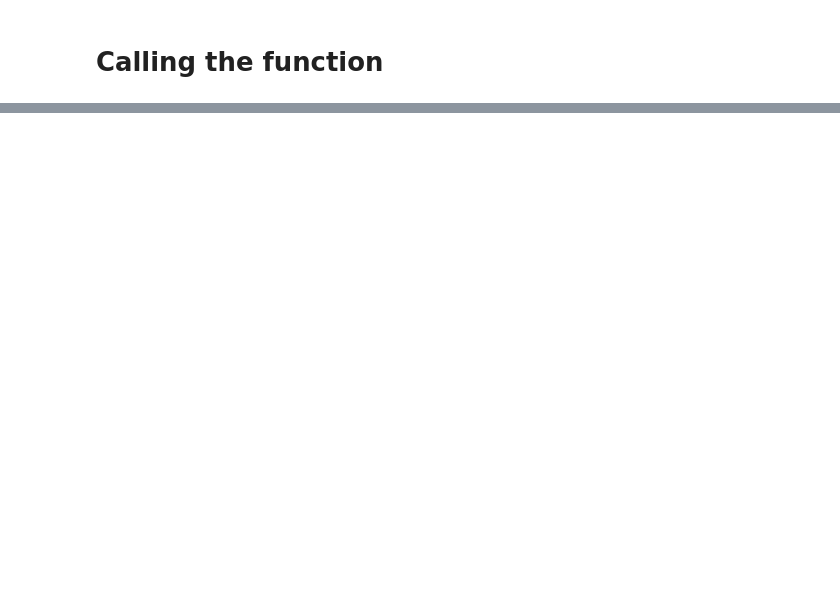
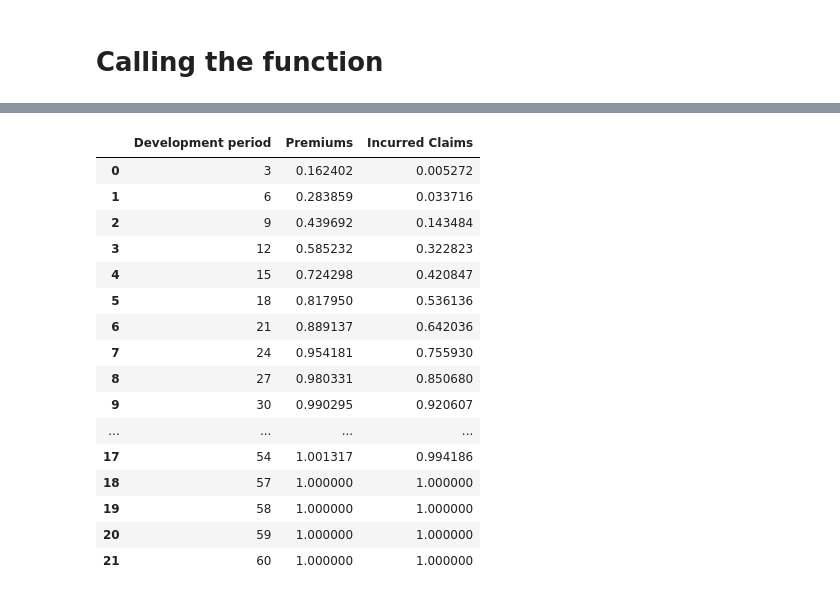
Before and after one commit to fk20268/How2, a Jupyter notebook: triangle_notebook.ipynb, the cells around one changed output, grey strips where cells are left out. Saved outputs shown, nothing was run; the diff lists cells and outputs as text; code cells hidden in the pictures; blank space fills up the shorter version.

```diff
--- a/triangle_notebook.ipynb
+++ b/triangle_notebook.ipynb
@@ -923,0 +982,11 @@ createGraphs(df, 'Gross Paid Claims')
+# %%
+tabledf = pd.read_csv('2017q3.csv')
+expectedq4pos =pd.read_csv('expectedq4pos.csv')
+
+#remove rows with only NaN values
+tabledf.dropna(axis = 0, how = 'all', inplace = True)
+expectedq4pos.dropna(axis = 0, how = 'all', inplace = True)
+
+display(tabledf)
+display(expectedq4pos)
+# %% [output]
@@ -923,0 +1000,17 @@ createGraphs(df, 'Gross Paid Claims')
+|  | Development period | Premiums | Incurred Claims |
+| 0 | 3 | 0.162402 | 0.005272 |
+| 1 | 6 | 0.283859 | 0.033716 |
+| 2 | 9 | 0.439692 | 0.143484 |
+| 3 | 12 | 0.585232 | 0.322823 |
+| 4 | 15 | 0.724298 | 0.420847 |
+| 5 | 18 | 0.817950 | 0.536136 |
+| 6 | 21 | 0.889137 | 0.642036 |
+| 7 | 24 | 0.954181 | 0.755930 |
+| 8 | 27 | 0.980331 | 0.850680 |
+| 9 | 30 | 0.990295 | 0.920607 |
+| ... | ... | ... | ... |
+| 17 | 54 | 1.001317 | 0.994186 |
+| 18 | 57 | 1.000000 | 1.000000 |
+| 19 | 58 | 1.000000 | 1.000000 |
+| 20 | 59 | 1.000000 | 1.000000 |
+| 21 | 60 | 1.000000 | 1.000000 |
```
Also changed, not shown: parts of 13 cells of this notebook, 5 other files.
